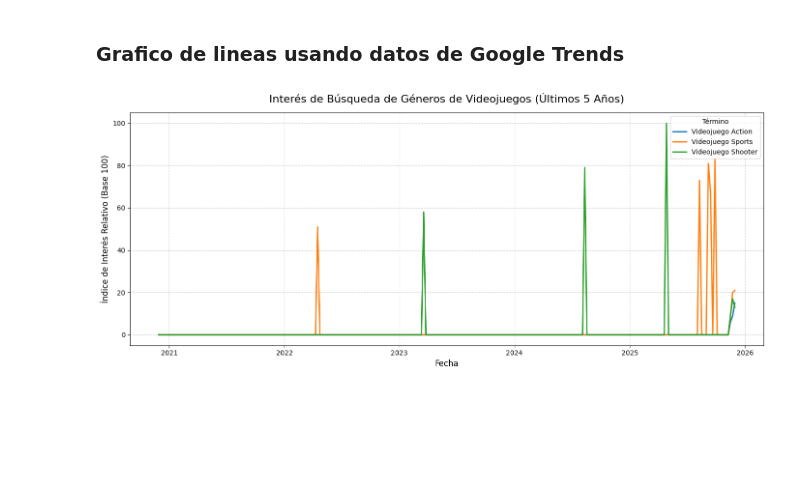
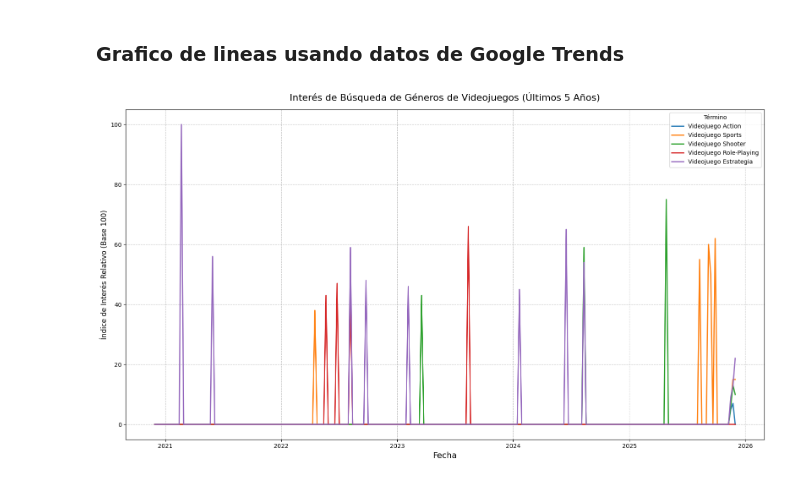
Before and after one commit to donosonahuel/tendencias-historica-videojuegos, a Jupyter notebook: Análisis_de_Tendencias_y_Ventas_Históricas(Videojuegos).ipynb, the cells around one changed output. Cells and saved outputs as stored; diff of their text form; code cells hidden in the pictures; blank space fills up the shorter version.

```diff
--- a/Análisis_de_Tendencias_y_Ventas_Históricas(Videojuegos).ipynb
+++ b/Análisis_de_Tendencias_y_Ventas_Históricas(Videojuegos).ipynb
@@ -657,40 +657,40 @@ from pytrends.request import TrendReq
 
 pytrends = TrendReq(hl='es-ES', tz=360)
 
-keywords = ['Videojuego Action', 'Videojuego Sports', 'Videojuego Shooter']
+keywords = ['Videojuego Action', 'Videojuego Sports', 'Videojuego Shooter', 'Videojuego Role-Playing', 'Videojuego Estrategia']
 timeframe = 'today 5-y'
 geo = ''
 
 try:
     pytrends.build_payload(keywords, cat=0, timeframe=timeframe, geo=geo)
     interest_over_time_df = pytrends.interest_over_time()
 
 except Exception as e:
     print(f"Error al obtener datos de Google Trends: {e}")
     interest_over_time_df = pd.DataFrame()
 
 if not interest_over_time_df.empty:
     df_trends = interest_over_time_df.drop(columns=['isPartial'], errors='ignore')
     df_trends = df_trends.reset_index()
 
-    plt.figure(figsize=(14, 6))
+    plt.figure(figsize=(16, 9))
     df_trends_melted = df_trends.melt('date', var_name='Término', value_name='Interés Relativo')
 
     sns.lineplot(
         x='date',
         y='Interés Relativo',
         hue='Término',
         data=df_trends_melted,
         linewidth=2
     )
 
     plt.title('Interés de Búsqueda de Géneros de Videojuegos (Últimos 5 Años)', fontsize=16, pad=15)
-    plt.xlabel('Fecha', fontsize=12)
+    plt.xlabel('Fecha', fontsize=14)
     plt.ylabel('Índice de Interés Relativo (Base 100)', fontsize=12)
     plt.grid(True, linestyle='--', alpha=0.7)
     plt.tight_layout()
     plt.show()
 else:
     print("No se pudo generar el gráfico de Google Trends.")
 # %% [output]
-[figure, old version]
+[figure, new version]
```
Also changed, not shown: parts of 1 cell of this notebook.
